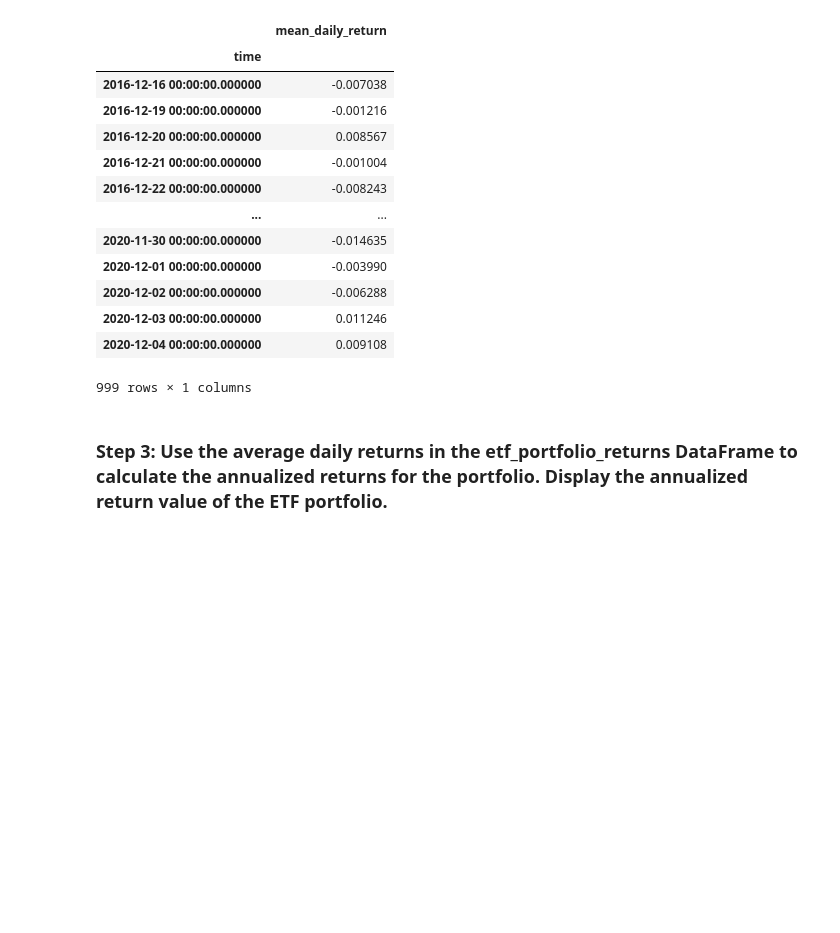
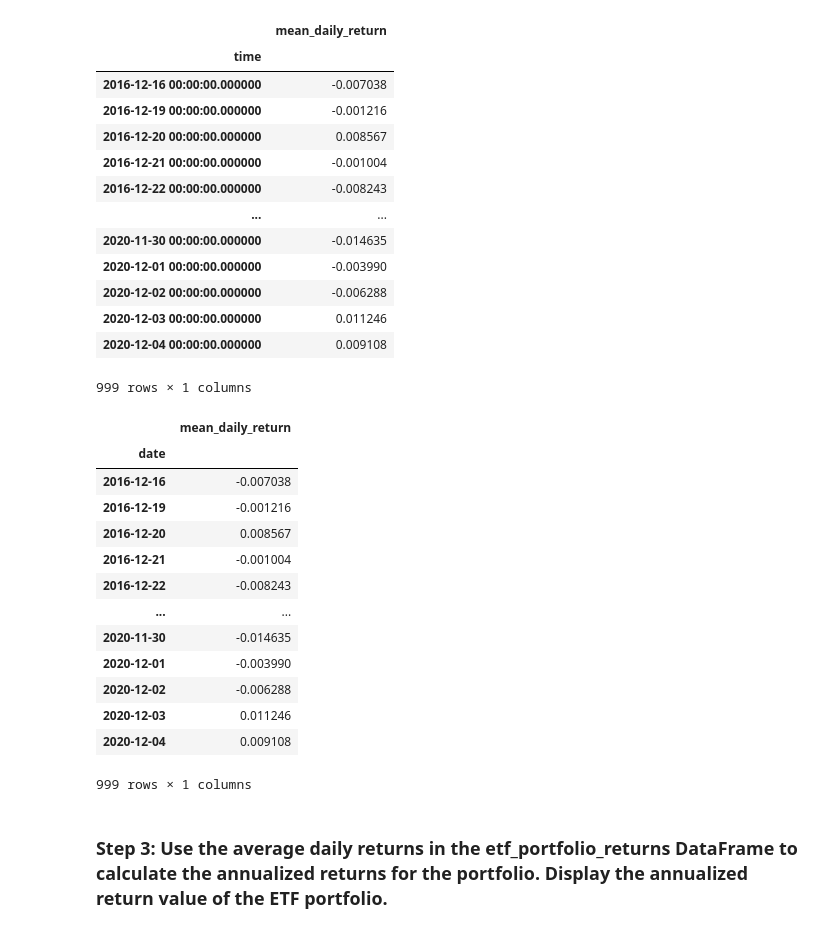
Before and after one commit to rdillens/07_ETF_Analyzer, a Jupyter notebook: etf_analyzer.ipynb, the cells around one changed output. Saved outputs shown, nothing was run; the diff lists cells and outputs as text; code cells hidden in the pictures; blank space fills up the shorter version.

```diff
--- a/etf_analyzer.ipynb
+++ b/etf_analyzer.ipynb
@@ -402,6 +401,33 @@ display(etf_portfolio_returns)
 | 2020-12-03 00:00:00.000000 | 0.011246 |
 | 2020-12-04 00:00:00.000000 | 0.009108 |
 999 rows × 1 columns
+# %%
+def datetime_from_string(date_str):
+    return dt.datetime.strptime(date_str, '%Y-%m-%d %H:%M:%S.%f')
+
+etf_portfolio_returns['date'] = etf_portfolio_returns.index
+
+for i in etf_portfolio_returns.index:
+    etf_portfolio_returns.loc[i, 'date'] = datetime_from_string(etf_portfolio_returns.loc[i, 'date'])
+    etf_portfolio_returns.loc[i, 'date'] = etf_portfolio_returns.loc[i, 'date'].date()
+
+etf_portfolio_returns.set_index('date', inplace=True)
+display(etf_portfolio_returns)
+# %% [output]
+|  | mean_daily_return |
+| date |  |
+| 2016-12-16 | -0.007038 |
+| 2016-12-19 | -0.001216 |
+| 2016-12-20 | 0.008567 |
+| 2016-12-21 | -0.001004 |
+| 2016-12-22 | -0.008243 |
+| ... | ... |
+| 2020-11-30 | -0.014635 |
+| 2020-12-01 | -0.003990 |
+| 2020-12-02 | -0.006288 |
+| 2020-12-03 | 0.011246 |
+| 2020-12-04 | 0.009108 |
+999 rows × 1 columns
 # %% [markdown]
 ### Step 3: Use the average daily returns in the etf_portfolio_returns DataFrame to calculate the annualized returns for the portfolio. Display the annualized return value of the ETF portfolio.
 # %%
```
Also changed, not shown: parts of 4 cells of this notebook.
